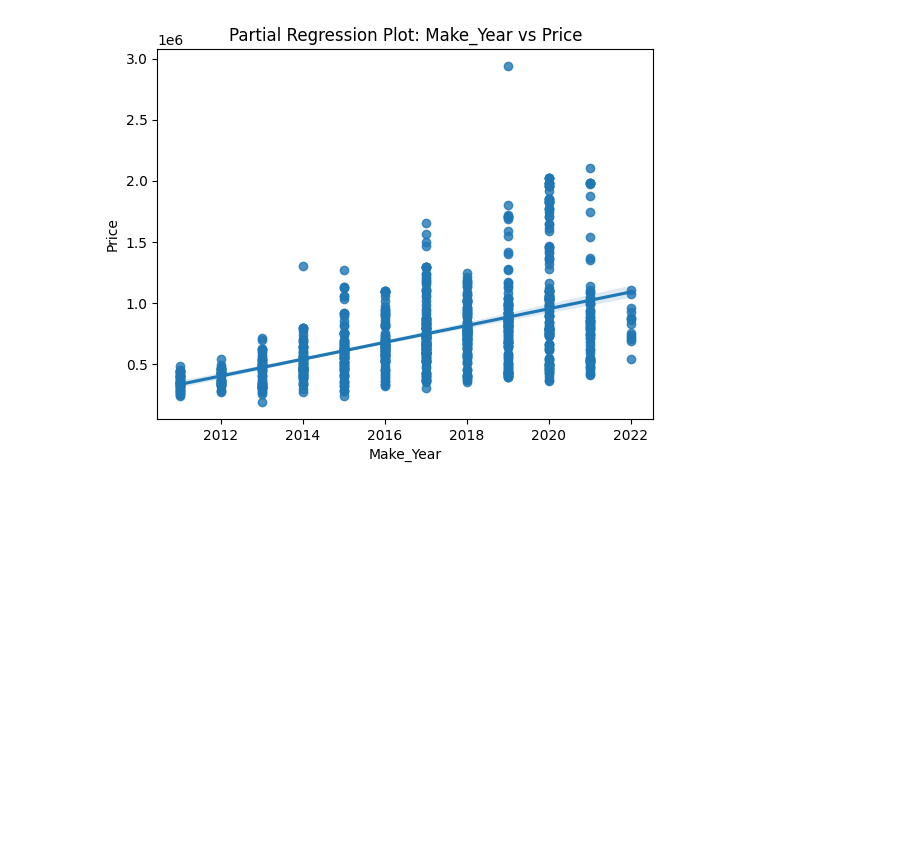
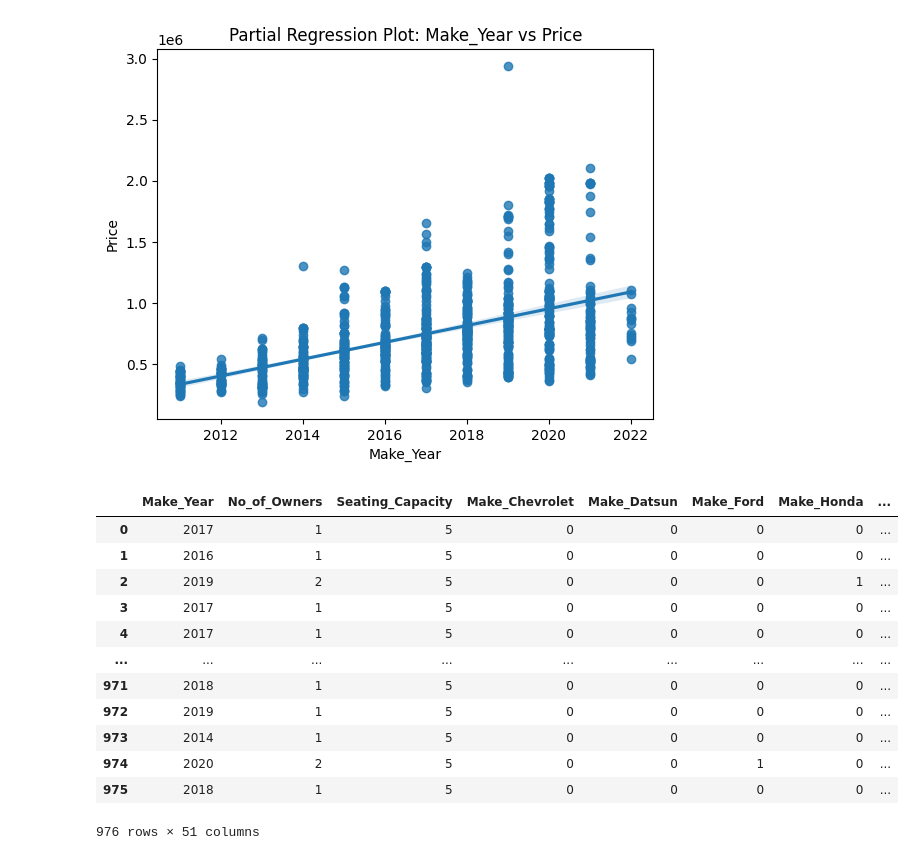
Before and after one commit to jac7az/linearModels, a Jupyter notebook: lab/lab_notebook_applied.ipynb, the cells around one changed output. Saved outputs shown, nothing was run; the diff lists cells and outputs as text; code cells hidden in the pictures; blank space fills up the shorter version.

```diff
--- a/lab/lab_notebook_applied.ipynb
+++ b/lab/lab_notebook_applied.ipynb
@@ -155,3 +155,22 @@ for feature in ['Mileage_Run','No_of_Owners','Seating_Capacity','Make_Year']:
 [figure]
 [figure]
 [figure]
+# %%
+interact=pd.get_dummies(car[['Make','Make_Year','Color','Body_Type','No_of_Owners','Seating_Capacity','Fuel_Type','Transmission','Transmission_Type']],dtype='int')
+interact["Mileage"]=car["Mileage_Run"]
+interact['Price']=car['Price']
+interact
+# %% [output]
+|  | Make_Year | No_of_Owners | Seating_Capacity | Make_Chevrolet | Make_Datsun | Make_Ford | Make_Honda | ... |
+| 0 | 2017 | 1 | 5 | 0 | 0 | 0 | 0 | ... |
+| 1 | 2016 | 1 | 5 | 0 | 0 | 0 | 0 | ... |
+| 2 | 2019 | 2 | 5 | 0 | 0 | 0 | 1 | ... |
+| 3 | 2017 | 1 | 5 | 0 | 0 | 0 | 0 | ... |
+| 4 | 2017 | 1 | 5 | 0 | 0 | 0 | 0 | ... |
+| ... | ... | ... | ... | ... | ... | ... | ... | ... |
+| 971 | 2018 | 1 | 5 | 0 | 0 | 0 | 0 | ... |
+| 972 | 2019 | 1 | 5 | 0 | 0 | 0 | 0 | ... |
+| 973 | 2014 | 1 | 5 | 0 | 0 | 0 | 0 | ... |
+| 974 | 2020 | 2 | 5 | 0 | 0 | 1 | 0 | ... |
+| 975 | 2018 | 1 | 5 | 0 | 0 | 0 | 0 | ... |
+976 rows × 51 columns
```
